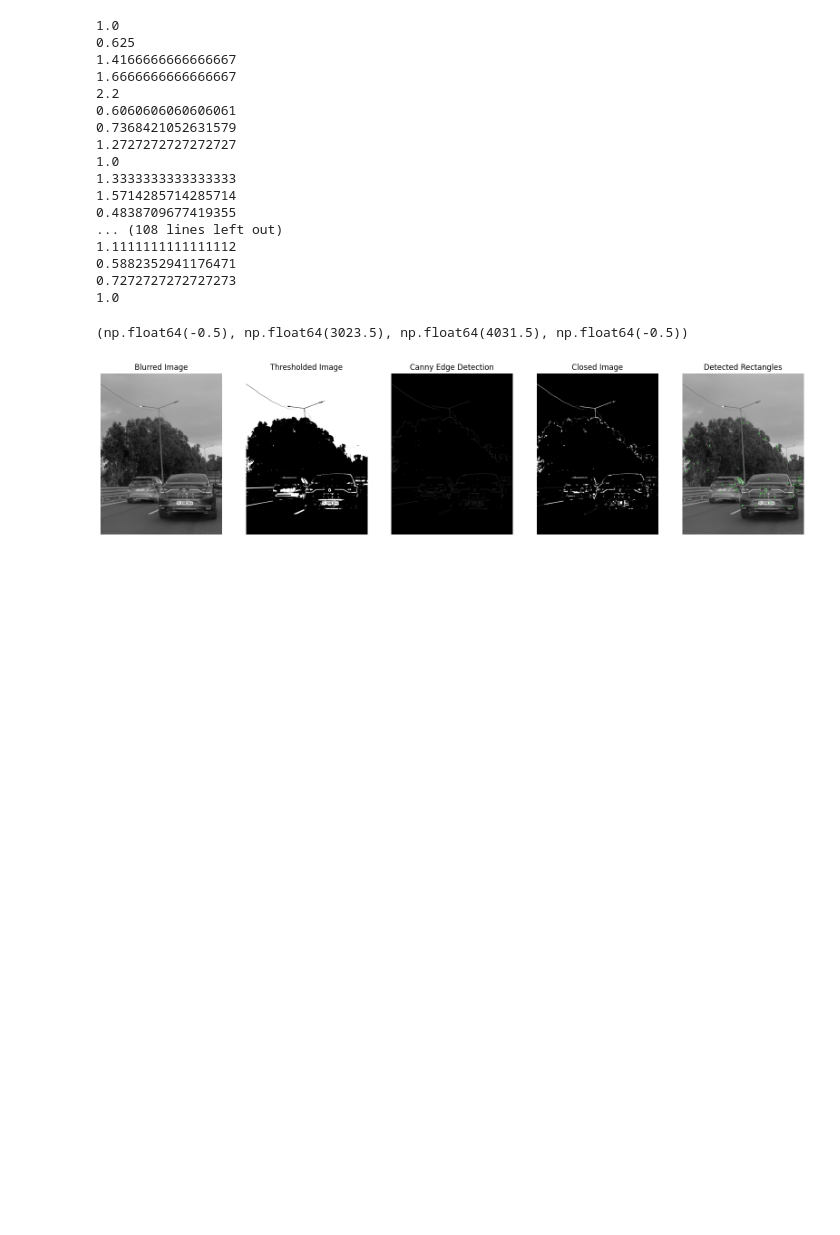
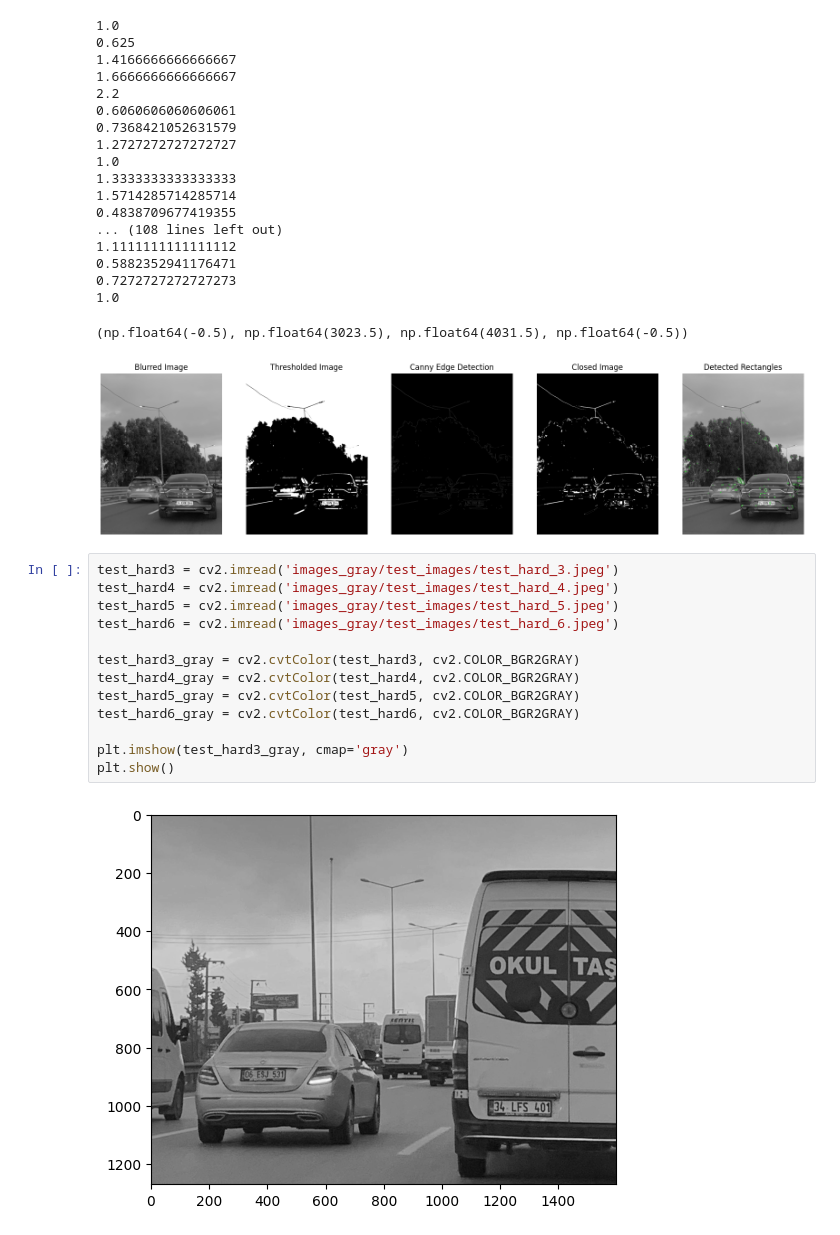
Before and after one commit to beyzanrcam/Image_Processing, a Jupyter notebook: BEYZANUR_CAM_PRJ/main.ipynb, the cells around one changed output. Drawn from its saved outputs; the diff is of its cells as text; blank space fills up the shorter version.

```diff
--- a/BEYZANUR_CAM_PRJ/main.ipynb
+++ b/BEYZANUR_CAM_PRJ/main.ipynb
@@ -366,3 +357,18 @@ plt.axis('off')
 1.0
 (np.float64(-0.5), np.float64(3023.5), np.float64(4031.5), np.float64(-0.5))
 [figure]
+# %%
+test_hard3 = cv2.imread('images_gray/test_images/test_hard_3.jpeg')
+test_hard4 = cv2.imread('images_gray/test_images/test_hard_4.jpeg')
+test_hard5 = cv2.imread('images_gray/test_images/test_hard_5.jpeg')
+test_hard6 = cv2.imread('images_gray/test_images/test_hard_6.jpeg')
+
+test_hard3_gray = cv2.cvtColor(test_hard3, cv2.COLOR_BGR2GRAY)
+test_hard4_gray = cv2.cvtColor(test_hard4, cv2.COLOR_BGR2GRAY)
+test_hard5_gray = cv2.cvtColor(test_hard5, cv2.COLOR_BGR2GRAY)
+test_hard6_gray = cv2.cvtColor(test_hard6, cv2.COLOR_BGR2GRAY)
+
+plt.imshow(test_hard3_gray, cmap='gray')
+plt.show()
+# %% [output]
+[figure, added]
```
Also changed, not shown: parts of 2 cells of this notebook, 18 other files.
